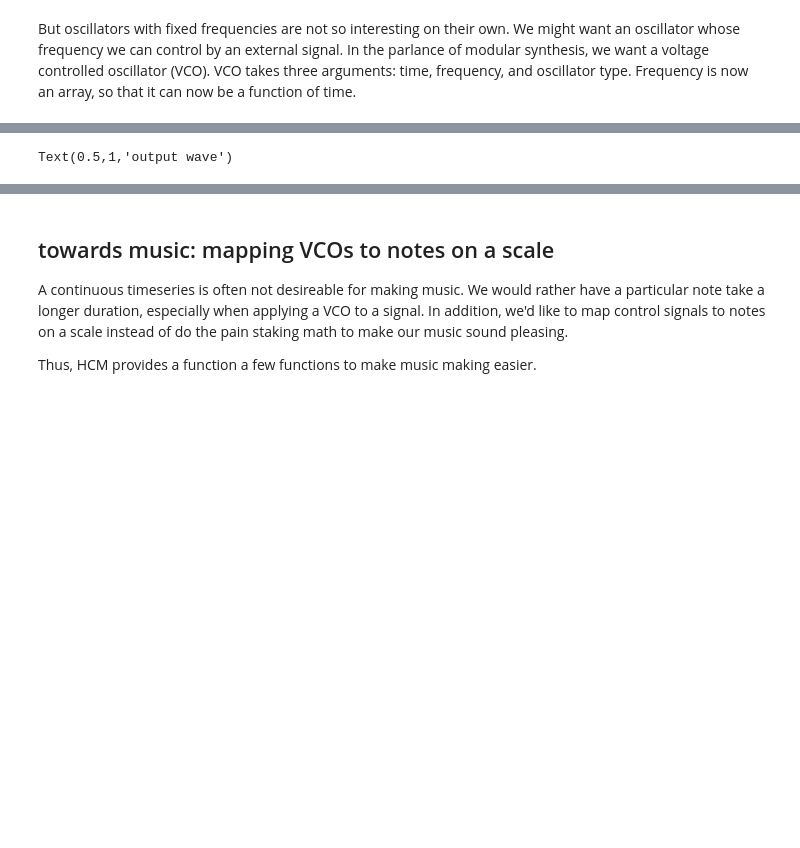
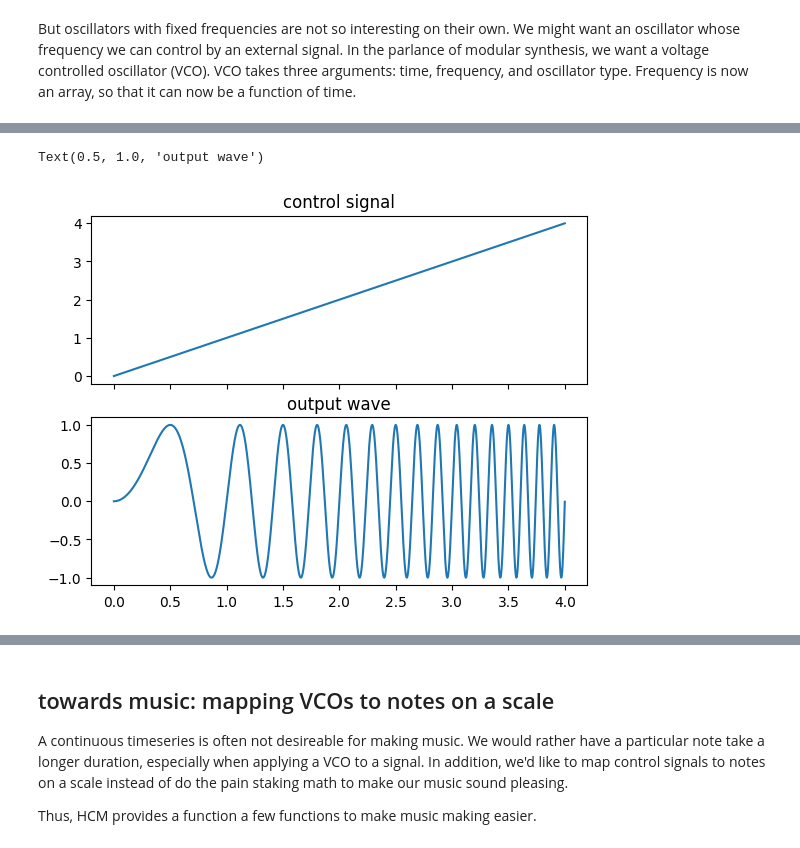
Before and after one commit to alxmrs/huh-computer-music, a Jupyter notebook: demos/huh_computer_music.ipynb, the cells around one changed output, grey strips where cells are left out. Drawn from its saved outputs; the diff is of its cells as text; code cells hidden in the pictures; blank space fills up the shorter version.

```diff
--- a/demos/huh_computer_music.ipynb
+++ b/demos/huh_computer_music.ipynb
@@ -93,8 +119,8 @@ control = t
 # control = np.ones(len(t))*2
 # control = t*t
 # control = (t-2)*(t-2)
-x = VCO(t, control, sine)
-# x = VCO(t, control, triangle)
+x = VCO(t, control, sine_wave)
+# x = VCO(t, control, sawtooth_wave)
 
 ax1.plot(t[:vco_end], control[:vco_end])
 ax1.set_title('control signal')
@@ -106,4 +130,5 @@ ax2.set_title('output wave')
-Text(0.5,1,'output wave')
+Text(0.5, 1.0, 'output wave')
+[figure, added]
 # %%
 """
 voltage-controlled oscillator applied to sine wave (a pure tone)
```
Also changed, not shown: parts of 8 cells of this notebook.
